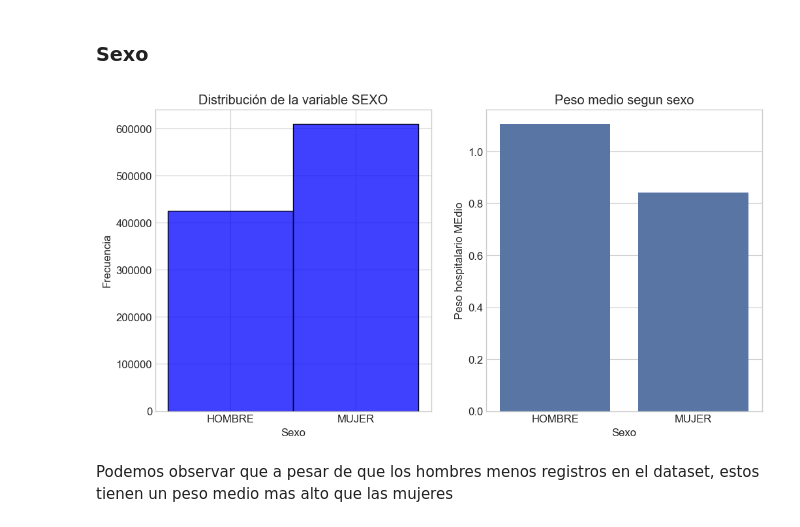
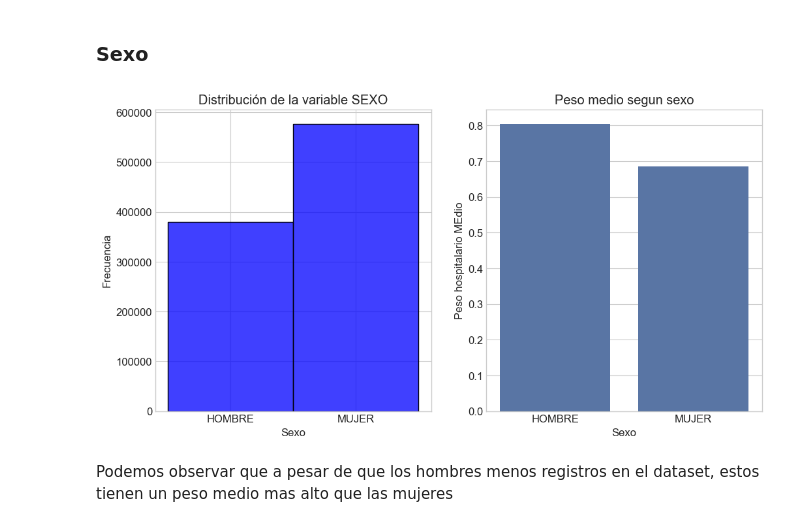
Before and after one commit to LuisPinoV/InferenciaEstadistica, a Jupyter notebook: notebooks/Definicion proyecto.ipynb, the cells around one changed output. Drawn from its saved outputs; the diff is of its cells as text; code cells hidden in the pictures.

```diff
--- a/notebooks/Definicion proyecto.ipynb
+++ b/notebooks/Definicion proyecto.ipynb
@@ -102,5 +102,7 @@ labels = ["0-10", "10-18", "19-40", "41-65", "66+"]
 
 df["rango_etario"] = pd.cut(df["EDAD"], bins = bins, labels=labels, right=True, include_lowest = True)
+# %%
+df = df[df["DIAS_ESTANCIA"] < 60]
 # %%
 df
 # %% [output]
@@ -155,0 +172,36 @@ Name: IR_29301_PESO, dtype: float64
+# %%
+def cortar_outliers(df, columna):
+    q1 = df[columna].quantile(0.25)
+    q3 = df[columna].quantile(0.75)
+    iqr = q3 - q1
+    limite_inferior = q1 - 1.5 * iqr
+    limite_superior = q3 + 1.5 * iqr
+
+    print(f"Límite inferior: {limite_inferior:.2f}")
+    print(f"Límite superior: {limite_superior:.2f}")
+
+    # Identificación de outliers
+    outliers = df[(df[columna] < limite_inferior) | (df[columna] > limite_superior)]
+    print(f"Número de outliers: {len(outliers)}")
+
+    # DataFrame sin outliers
+    df_sin_outliers = df[(df[columna] >= limite_inferior) & (df[columna] <= limite_superior)]
+    return df_sin_outliers
+
+print("Tamaño del Dataset:", len(df))
+plt.figure(figsize=(12, 6))
+sns.boxplot(x = df['IR_29301_PESO'], color='blue')
+plt.title('Distribucion de peso hospitalario')
+plt.xlabel('Peso')
+plt.ylabel('Frecuencia')
+plt.show()
+
+df2 = cortar_outliers(df,'IR_29301_PESO')
+
+print("\nTamaño del Dataset:", len(df2))
+plt.figure(figsize=(12, 6))
+sns.boxplot(x = df2['IR_29301_PESO'], color='blue')
+plt.title('Distribucion de peso hospitalario')
+plt.xlabel('Peso')
+plt.ylabel('Frecuencia')
+plt.show()
@@ -158,25 +219,26 @@ Name: IR_29301_PESO, dtype: float64
 # %% [markdown]
 ### Sexo
 # %%
+#Pregunta secundaria 1 ¿Cómo se ve afectado el peso hospitalario por los días de estancia?
 plt.figure(figsize=(12, 6))
 
 plt.subplot(1, 2, 1)
-sns.histplot(df['SEXO'], bins=50, color='blue')
+sns.histplot(df2['SEXO'], bins=50, color='blue')
 plt.title('Distribución de la variable SEXO')
 plt.xlabel('Sexo')
 plt.ylabel('Frecuencia')
 
 plt.subplot(1, 2, 2)
-df_grouped = df.groupby('SEXO')['IR_29301_PESO'].mean().reset_index()
+df2_grouped = df2.groupby('SEXO')['IR_29301_PESO'].mean().reset_index()
 
 # Graficar
-sns.barplot(x = df_grouped['SEXO'], y = df_grouped['IR_29301_PESO'])
+sns.barplot(x = df2_grouped['SEXO'], y = df2_grouped['IR_29301_PESO'])
 plt.title("Peso medio segun sexo")
 plt.xlabel("Sexo")
 plt.ylabel("Peso hospitalario MEdio")
 plt.show()
 # %% [output]
-[figure, old version]
+[figure, new version]
 # %% [markdown]
 Podemos observar que a pesar de que los hombres menos registros en el dataset, estos tienen un peso medio mas alto que las mujeres
 # %% [markdown]
```
Also changed, not shown: parts of 28 cells of this notebook, 1 other file.
